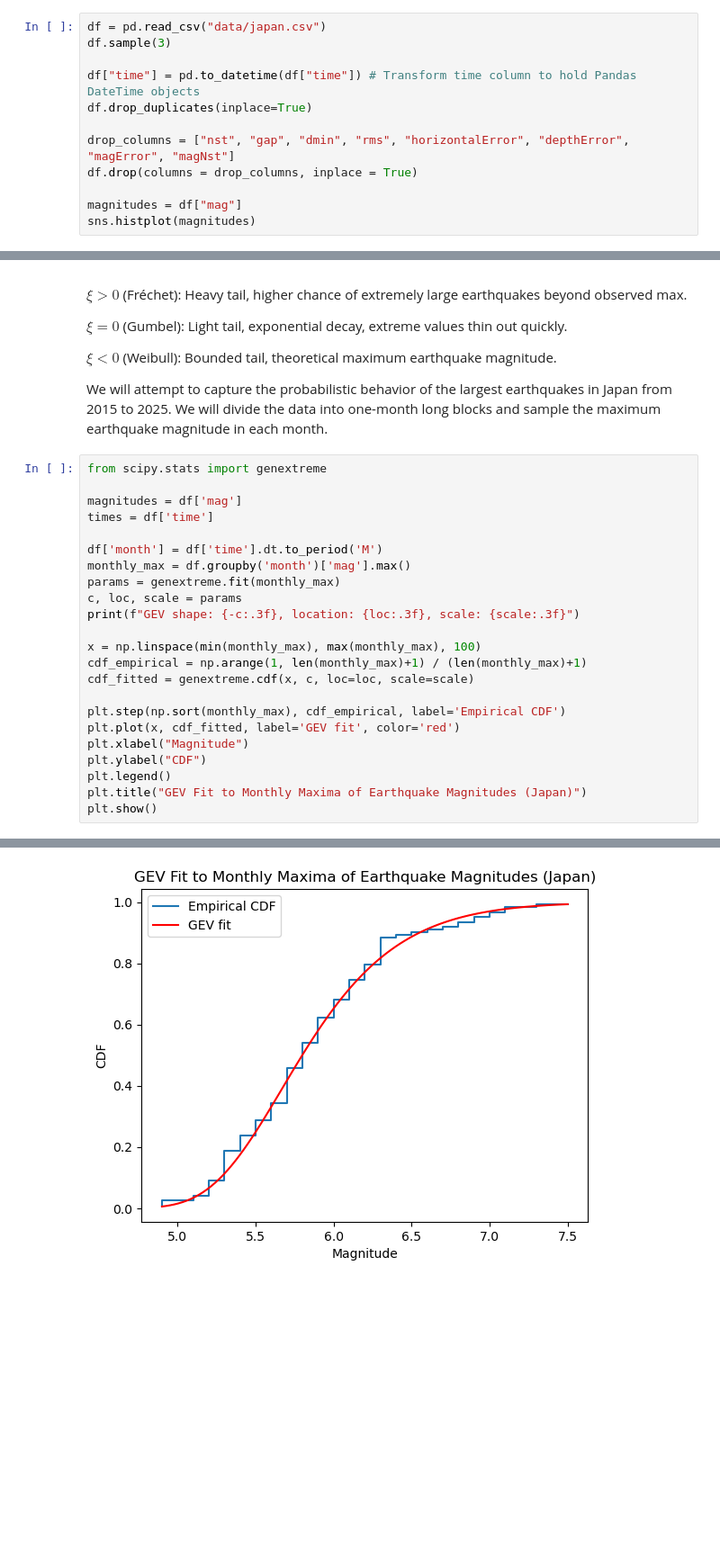
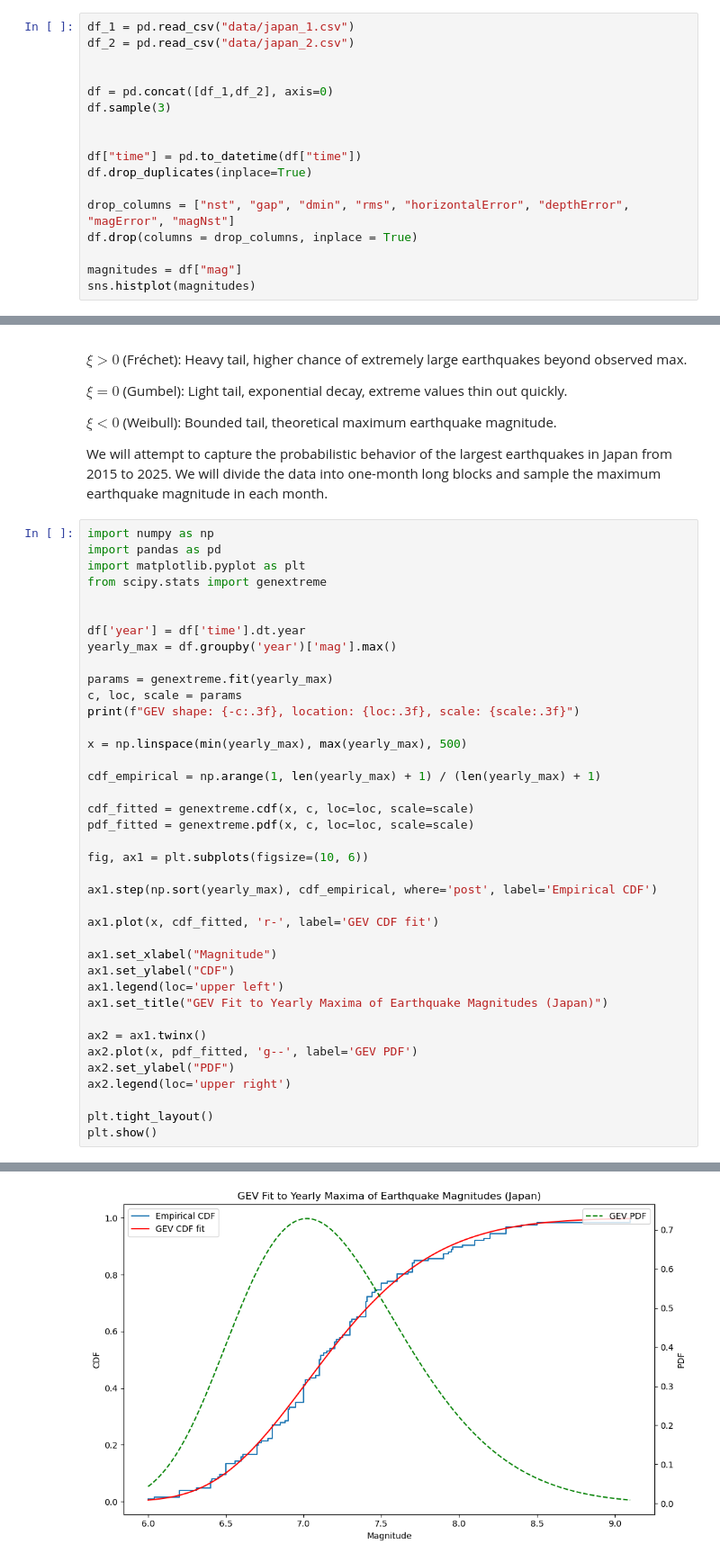
Before and after one commit to Luka-Radulovic/earthquake-statistical-analysis, a Jupyter notebook: earthquake-analysis.ipynb, the cells around one changed output, grey strips where cells are left out. Shown at 90% size. Saved outputs shown, nothing was run; the diff lists cells and outputs as text; blank space fills up the shorter version.

```diff
--- a/earthquake-analysis.ipynb
+++ b/earthquake-analysis.ipynb
@@ -406,10 +478,15 @@ In this part of the project, we will analyize the tails of earthquake distributi
 # %% [markdown]
 We will perform the same preprocessing steps on the data, except we will use data gathered from Japan.
 # %%
-df = pd.read_csv("data/japan.csv")
+df_1 = pd.read_csv("data/japan_1.csv")
+df_2 = pd.read_csv("data/japan_2.csv")
+
+
+df = pd.concat([df_1,df_2], axis=0)
 df.sample(3)
 
-df["time"] = pd.to_datetime(df["time"]) # Transform time column to hold Pandas DateTime objects
+
+df["time"] = pd.to_datetime(df["time"])
 df.drop_duplicates(inplace=True)
 
 drop_columns = ["nst", "gap", "dmin", "rms", "horizontalError", "depthError", "magError", "magNst"]
@@ -446,26 +523,42 @@ $\xi<0$ (Weibull): Bounded tail, theoretical maximum earthquake magnitude.
 
 We will attempt to capture the probabilistic behavior of the largest earthquakes in Japan from 2015 to 2025. We will divide the data into one-month long blocks and sample the maximum earthquake magnitude in each month.
 # %%
+import numpy as np
+import pandas as pd
+import matplotlib.pyplot as plt
 from scipy.stats import genextreme
 
-magnitudes = df['mag']
-times = df['time']
 
-df['month'] = df['time'].dt.to_period('M')
-monthly_max = df.groupby('month')['mag'].max()
-params = genextreme.fit(monthly_max)
+df['year'] = df['time'].dt.year
+yearly_max = df.groupby('year')['mag'].max()
+
+params = genextreme.fit(yearly_max)
 c, loc, scale = params
 print(f"GEV shape: {-c:.3f}, location: {loc:.3f}, scale: {scale:.3f}")
 
-x = np.linspace(min(monthly_max), max(monthly_max), 100)
-cdf_empirical = np.arange(1, len(monthly_max)+1) / (len(monthly_max)+1)
+x = np.linspace(min(yearly_max), max(yearly_max), 500)
+
+cdf_empirical = np.arange(1, len(yearly_max) + 1) / (len(yearly_max) + 1)
+
 cdf_fitted = genextreme.cdf(x, c, loc=loc, scale=scale)
+pdf_fitted = genextreme.pdf(x, c, loc=loc, scale=scale)
 
-plt.step(np.sort(monthly_max), cdf_empirical, label='Empirical CDF')
-plt.plot(x, cdf_fitted, label='GEV fit', color='red')
-plt.xlabel("Magnitude")
-plt.ylabel("CDF")
-plt.legend()
-plt.title("GEV Fit to Monthly Maxima of Earthquake Magnitudes (Japan)")
+fig, ax1 = plt.subplots(figsize=(10, 6))
+
+ax1.step(np.sort(yearly_max), cdf_empirical, where='post', label='Empirical CDF')
+
+ax1.plot(x, cdf_fitted, 'r-', label='GEV CDF fit')
+
+ax1.set_xlabel("Magnitude")
+ax1.set_ylabel("CDF")
+ax1.legend(loc='upper left')
+ax1.set_title("GEV Fit to Yearly Maxima of Earthquake Magnitudes (Japan)")
+
+ax2 = ax1.twinx()
+ax2.plot(x, pdf_fitted, 'g--', label='GEV PDF')
+ax2.set_ylabel("PDF")
+ax2.legend(loc='upper right')
+
+plt.tight_layout()
 plt.show()
 # %% [output]
@@ -473 +566 @@ GEV shape: -0.059, location: 5.643, scale: 0.430
-[figure, old version]
+[figure, new version]
```
Also changed, not shown: parts of 44 cells of this notebook.
